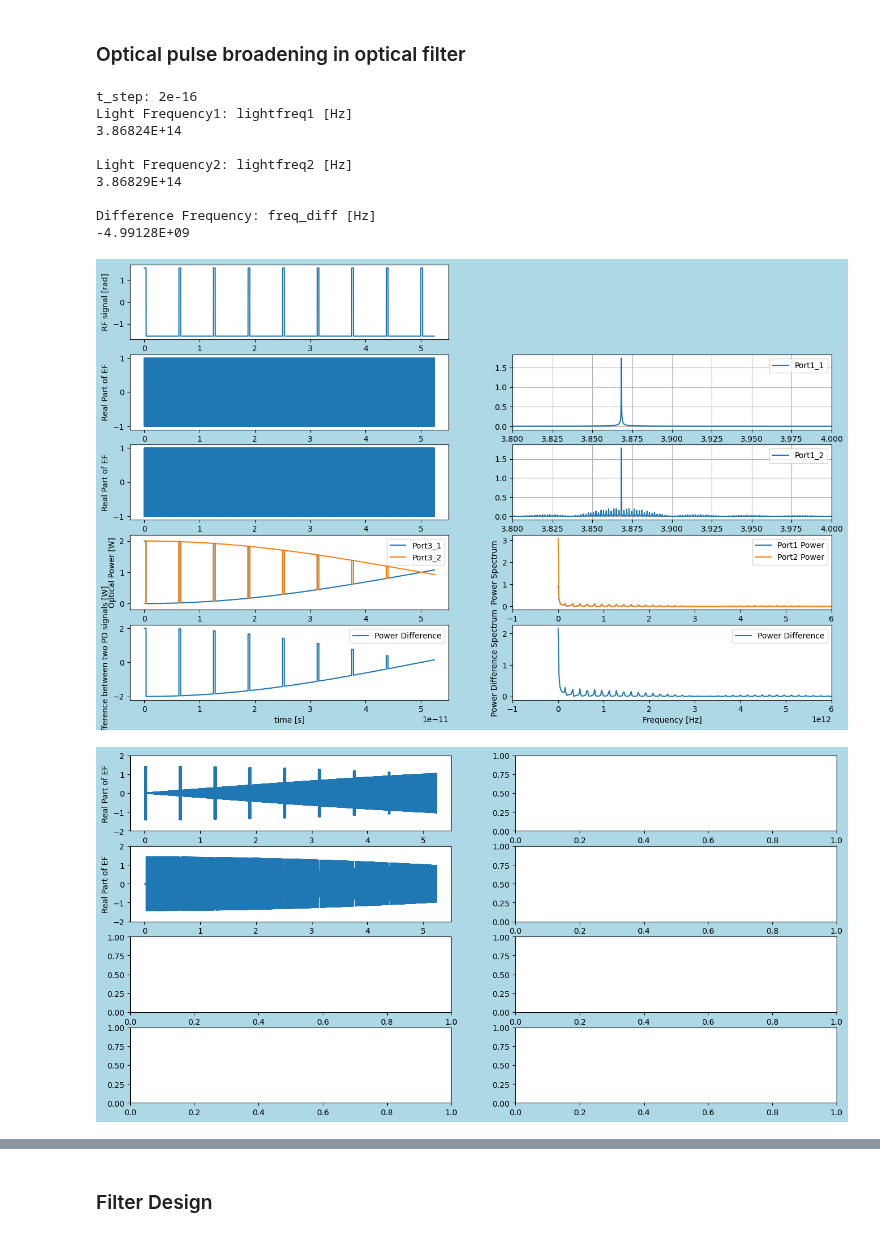
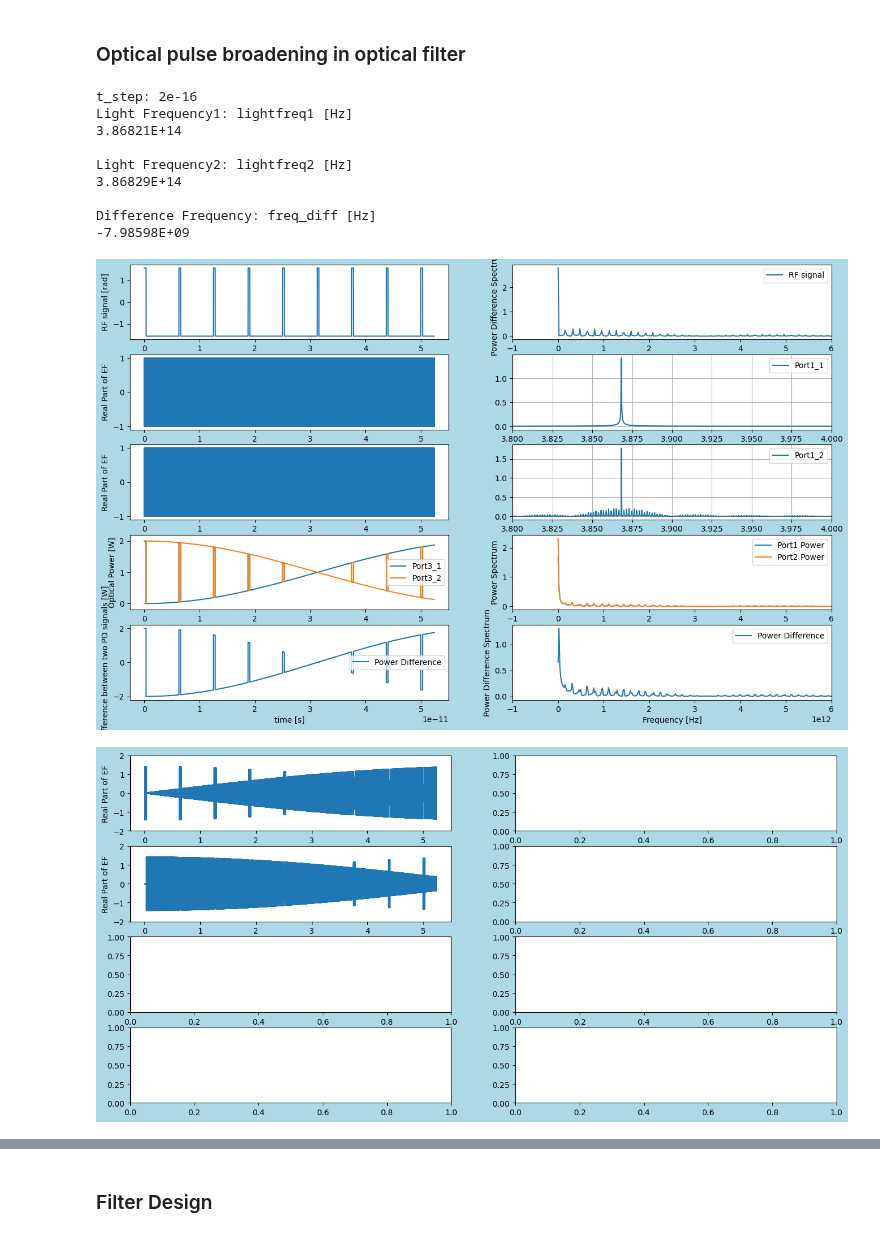
Before and after one commit to tacticstactics/Optical-pulse-broadening, a Jupyter notebook: optical_pulse_broadening_optical_filter.ipynb, the cells around one changed output, grey strips where cells are left out. Cells and saved outputs as stored; diff of their text form; code cells hidden in the pictures.

```diff
--- a/optical_pulse_broadening_optical_filter.ipynb
+++ b/optical_pulse_broadening_optical_filter.ipynb
@@ -75,8 +75,8 @@ no = 1 # Refractive Index of medium
 
 #wl1 = 1550e-9
 #wl2 = 1550e-9
-wl1 = 775.01e-9
-wl2 = 775e-9
+wl1 = 775.016e-9
+wl2 = 775.000e-9
 
 oplcommon1=100 #Common Path Length 1
 oplcommon2=100 #Common Path Length 2
@@ -171,6 +171,7 @@ for ii in range(samplerate):
 
 fig1 = plt.figure(figsize = (16,10), facecolor='lightblue')
 ax1_1 = fig1.add_subplot(5, 2, 1)
+ax1_2 = fig1.add_subplot(5, 2, 2)
 ax1_3 = fig1.add_subplot(5, 2, 3)
 ax1_4 = fig1.add_subplot(5, 2, 4)
 ax1_5 = fig1.add_subplot(5, 2, 5)
@@ -183,6 +184,16 @@ ax1_10 = fig1.add_subplot(5, 2, 10)
 
 ax1_1.plot(tcol,rfsignalcol)
 ax1_1.set_ylabel("RF signal [rad]")
+
+xf = fftfreq(samplerate, t_step)[:samplerate//2]
+rfsignal_powercol_fft = fft(rfsignalcol)
+
+ax1_2.plot(xf, 2.0/samplerate * np.abs(rfsignal_powercol_fft[0:samplerate//2]), label="RF signal")
+ax1_2.set_xlabel("Frequency [Hz]")
+ax1_2.set_ylabel("Power Difference Spectrum")
+ax1_2.set_xlim(-1e12,6e12)
+ax1_2.legend()
+
 
 ax1_3.plot(tcol,np.real(Port1_1_EFcol))
 ax1_3.set_ylabel("Real Part of EF")
@@ -201,7 +212,6 @@ ax1_9.set_xlabel("time [s]")
 ax1_9.set_ylabel("Difference between two PD signals [W]")
 ax1_9.legend()
 
-xf = fftfreq(samplerate, t_step)[:samplerate//2]
 
 Port1_1_EFcol_f = fft(Port1_1_EFcol)
 Port1_2_EFcol_f = fft(Port1_2_EFcol)
@@ -220,36 +230,36 @@ Port1_powercol_f = fft(Port3_1_powercol)
 Port2_powercol_f = fft(Port3_2_powercol)
 
 ax1_8.plot(xf, 2.0/samplerate * np.abs(Port1_powercol_f[0:samplerate//2]),label="Port1 Power")
 ax1_8.set_ylabel("Power Spectrum")
 ax1_8.set_xlim(-1e12,6e12)
 ax1_8.legend()
 
 
 ax1_8.plot(xf, 2.0/samplerate * np.abs(Port2_powercol_f[0:samplerate//2]), label="Port2 Power")
 ax1_8.set_ylabel("Power Spectrum")
 ax1_8.set_xlim(-1e12,6e12)
 ax1_8.legend()
 
 
 Power_diffcol_f = fft(Power_diffcol)
 ax1_10.plot(xf, 2.0/samplerate * np.abs(Power_diffcol_f[0:samplerate//2]), label="Power Difference")
 ax1_10.set_xlabel("Frequency [Hz]")
 ax1_10.set_ylabel("Power Difference Spectrum")
 ax1_10.set_xlim(-1e12,6e12)
 ax1_10.legend()
 
 plt.show()
 # %% [output]
 t_step: 2e-16
 Light Frequency1: lightfreq1 [Hz]
-3.86824E+14
+3.86821E+14
 
 Light Frequency2: lightfreq2 [Hz]
 3.86829E+14
 
 Difference Frequency: freq_diff [Hz]
--4.99128E+09
+-7.98598E+09
-[figure, old version]
+[figure, new version]
 # %%
 fig2 = plt.figure(figsize = (16,10), facecolor='lightblue')
 ax2_3 = fig2.add_subplot(5, 2, 3)
@@ -276,7 +286,7 @@ ax2_5.set_ylim(-2,2)
 
 plt.show()
 # %% [output]
-[figure, old version]
+[figure, new version]
 # %%
 
 N = 2* samplerate
```
Also changed, not shown: parts of 3 cells of this notebook.
